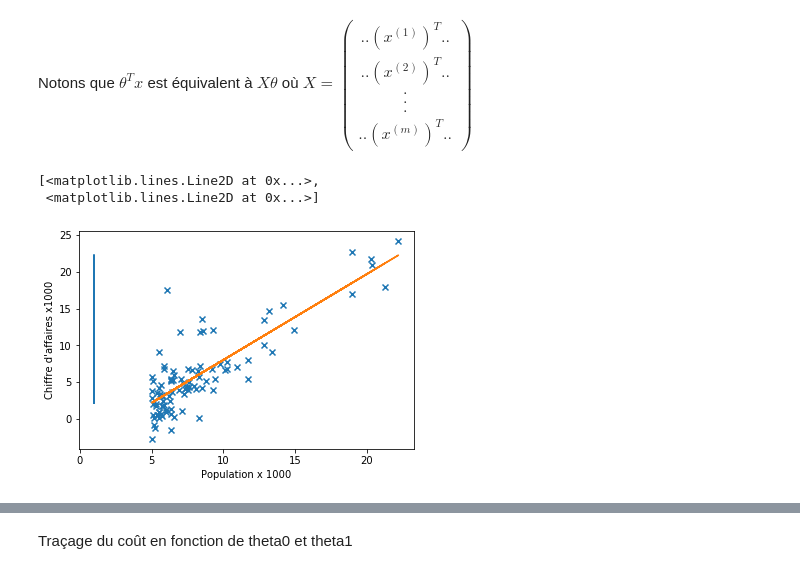
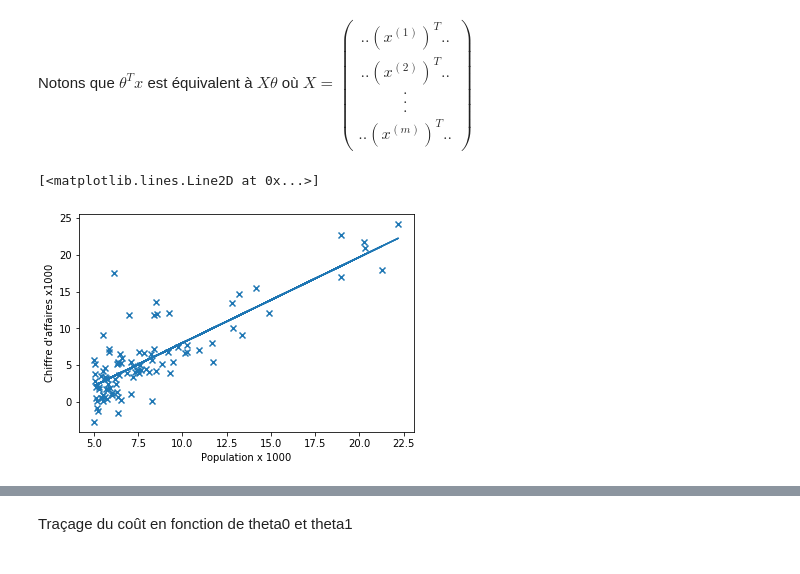
Before and after one commit to imadBO/AARN, a Jupyter notebook: TP2/TP 2 Descente du gradient.ipynb, the cells around one changed output, grey strips where cells are left out. Saved outputs shown, nothing was run; the diff lists cells and outputs as text; code cells hidden in the pictures.

```diff
--- a/TP2/TP 2 Descente du gradient.ipynb
+++ b/TP2/TP 2 Descente du gradient.ipynb
@@ -75,8 +75,7 @@ def computeCostNonVect(X, y, theta):
 def computeCost(X, y, theta):
     # To calculate the response of the model for each data point with the given theta values:
     # F(X) = theta_0 + theta_1 * X which can be calculated using the product of X and theta traspose and then sum up the two columns of the product.
-    f_x = theta.transpose() * X # First we have to calculate the product of the theta transpose and X.
-    f_x = f_x[:,0]+f_x[:,1] # Secondly we have to sum up the two columns of the above product to get all of the model's responses  at once.
+    f_x = np.sum(theta.transpose() * X, axis=1) # First we have to calculate the product of the theta transpose and X, then sum up the two columns of the product to get all of the model's responses  at once.
 
     # To calculate the cost of the model with the given theta values :
     # J(theta) = (1/2m) * sum (theta_0 + theta_1*Xi - Yi) ** 2 where i = 1 ... m.
@@ -165,12 +164,11 @@ Notons que $\theta^T  x$ est équivalent à $X  \theta $ où $X= \begin{pmatrix}
 # %%
 y_pred=np.matmul(X,theta)
 plt.scatter(X[:,1],y,marker ='x')
 plt.xlabel('Population x 1000')
 plt.ylabel('Chiffre d\'affaires x1000')
-plt.plot(X,y_pred)
+plt.plot(X[:,1],y_pred)
 # la ligne du graphe represente le traçage de la fonction hypothèse
 # la ligne devrait se rapprocher des données après entrainement avec la descente du gredient
 # %% [output]
-[<matplotlib.lines.Line2D at 0x...>,
- <matplotlib.lines.Line2D at 0x...>]
+[<matplotlib.lines.Line2D at 0x...>]
-[figure, old version]
+[figure, new version]
```
Also changed, not shown: parts of 8 cells of this notebook.
